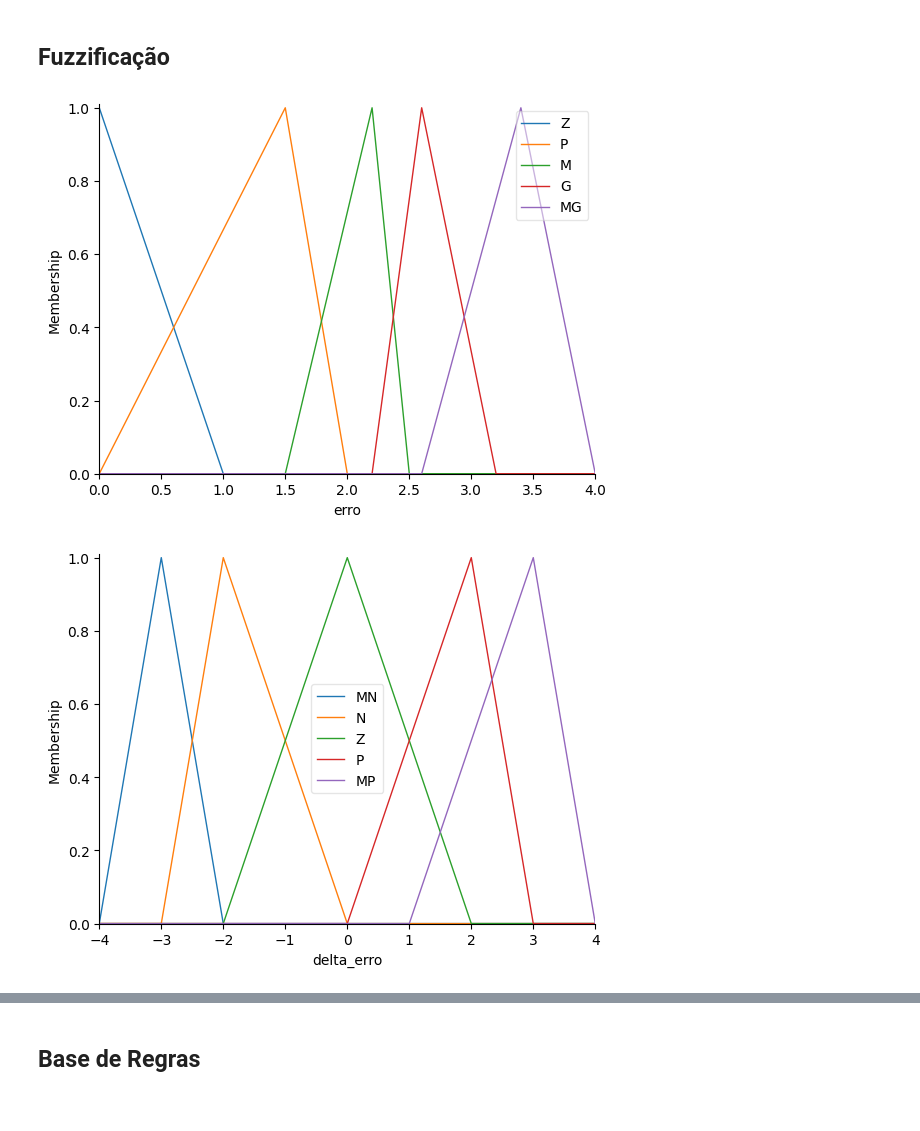
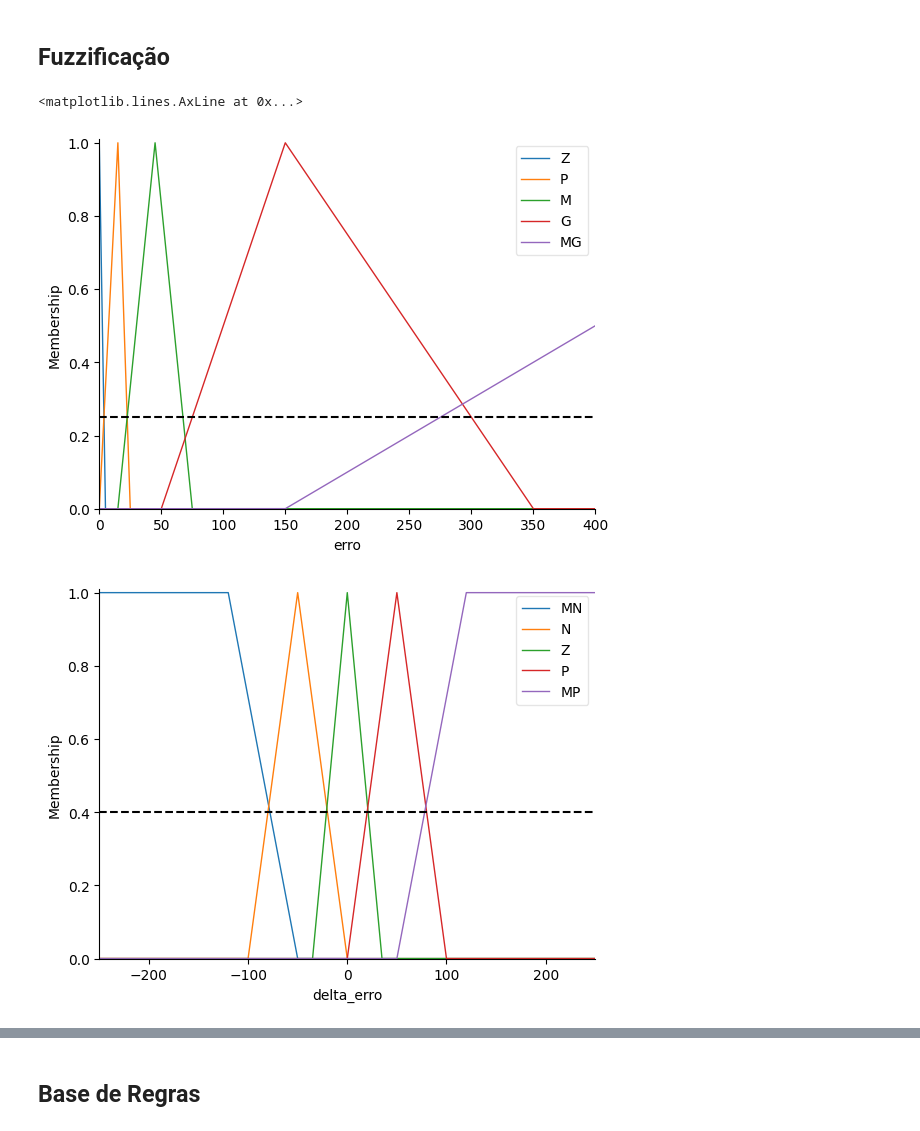
Before and after one commit to bsmvictor/C213-ControleFuzzyPD, a Jupyter notebook: FuzzyPD.ipynb, the cells around one changed output, grey strips where cells are left out. Saved outputs shown, nothing was run; the diff lists cells and outputs as text; code cells hidden in the pictures.

```diff
--- a/FuzzyPD.ipynb
+++ b/FuzzyPD.ipynb
@@ -11,59 +11,44 @@ from tabulate import tabulate
 ## Fuzzificação
 # %%
 # Definindo os universos para as variáveis de entrada e saída
-erro = ctrl.Antecedent(np.arange(0, 4.1, 0.1), 'erro')
-delta_erro = ctrl.Antecedent(np.arange(-4, 4.5, 0.5), 'delta_erro')
+erro = ctrl.Antecedent(np.arange(0, 1000.1, 0.1), 'erro')
+delta_erro = ctrl.Antecedent(np.arange(-1000, 1000.5, 0.5), 'delta_erro')
 potencia_motor = ctrl.Consequent(np.arange(0, 1.01, 0.01), 'potencia_motor_direto')
 
 
 # Definindo funções de pertinência para o erro
-erro['Z'] = fuzz.trimf(erro.universe, [0, 0, 1])
-erro['P'] = fuzz.trimf(erro.universe, [0, 1.5, 2])
-erro['M'] = fuzz.trimf(erro.universe, [1.5, 2.2, 2.5])
-erro['G'] = fuzz.trimf(erro.universe, [2.2, 2.6, 3.2])
-erro['MG'] = fuzz.trimf(erro.universe, [2.6, 3.4, 4])
+erro['Z'] = fuzz.trimf(erro.universe, [0, 0, 5])
+erro['P'] = fuzz.trimf(erro.universe, [0, 15, 25])
+erro['M'] = fuzz.trimf(erro.universe, [15, 45, 75])
+erro['G'] = fuzz.trimf(erro.universe, [50, 150, 350])
+erro['MG'] = fuzz.trimf(erro.universe, [150, 650, 1000]) # muito longe + descendo muito, - contrario
 
 # Definindo funções de pertinência para delta_erro
-delta_erro['MN'] = fuzz.trimf(delta_erro.universe, [-4, -3, -2])
-delta_erro['N'] = fuzz.trimf(delta_erro.universe, [-3, -2, -0])
-delta_erro['Z'] = fuzz.trimf(delta_erro.universe, [-2, 0, 2])
-delta_erro['P'] = fuzz.trimf(delta_erro.universe, [0, 2, 3])
-delta_erro['MP'] = fuzz.trimf(delta_erro.universe, [1, 3, 4])
+delta_erro['MN'] = fuzz.trapmf(delta_erro.universe, [-1000, -1000, -120, -50])
+delta_erro['N'] = fuzz.trimf(delta_erro.universe, [-100, -50, 0])
+delta_erro['Z'] = fuzz.trimf(delta_erro.universe, [-35, 0, 35])
+delta_erro['P'] = fuzz.trimf(delta_erro.universe, [0, 50, 100])
+delta_erro['MP'] = fuzz.trapmf(delta_erro.universe, [50, 120, 1000, 1000])
 
 
 # Definindo funções de pertinência para potencia_motor_direto e potencia_motor_reverso
-potencia_motor['potencia_baixa'] = fuzz.trimf(potencia_motor.universe, [0, 0.25, 0.5])
-potencia_motor['potencia_moderada'] = fuzz.trimf(potencia_motor.universe, [0.25, 0.5, 0.75])
-potencia_motor['potencia_alta'] = fuzz.trimf(potencia_motor.universe, [0.5, 0.75, 1])
-
-# Configurando o gráfico para mostrar todas as funções de pertinência em uma única imagem
-#fig, axs = plt.subplots(1, 4, figsize=(24, 5))
-
-# Plotando manualmente as funções de pertinência de cada variável
-# for term in erro.terms:
-#     axs[0].plot(erro.universe, erro[term].mf, label=term)
-# axs[0].set_title("Erro")
-
-# for term in delta_erro.terms:
-#     axs[1].plot(delta_erro.universe, delta_erro[term].mf, label=term)
-# axs[1].set_title("Delta Erro")
-# axs[1].legend()
-
-# for term in potencia_motor.terms:
-#     axs[2].plot(potencia_motor.universe, potencia_motor[term].mf, label=term)
-# axs[2].set_title("Potência Motor Direto")
-# axs[2].legend()
-
-# for term in potencia_motor_reverso.terms:
-#     axs[3].plot(potencia_motor_reverso.universe, potencia_motor_reverso[term].mf, label=term)
-# axs[3].set_title("Potência Motor Reverso")
-# axs[3].legend()
-
-# plt.tight_layout()
-# plt.show()
+potencia_motor['MP'] = fuzz.trimf(potencia_motor.universe, [0, 0.16, 0.28])
+potencia_motor['P'] = fuzz.trimf(potencia_motor.universe, [0.2, 0.28, 0.5])
+potencia_motor['M'] = fuzz.trimf(potencia_motor.universe, [0.35, 0.5, 0.65])
+potencia_motor['G'] = fuzz.trimf(potencia_motor.universe, [0.5, 0.72, 0.8])
+potencia_motor['MG'] = fuzz.trimf(potencia_motor.universe, [0.72, 0.84, 1])
 
 erro.view()
+plt.axline((0, 0.25), (1000, 0.25), color='black', linestyle='--')
+plt.xlim(0, 400)
+
 delta_erro.view()
+plt.axline((0, 0.4), (1000, 0.4), color='black', linestyle='--')
+plt.xlim(-250, 250)
+
+potencia_motor.view()
+plt.axline((0, 0.4), (1000, 0.4), color='black', linestyle='--')
 # %% [output]
+<matplotlib.lines.AxLine at 0x...>
-[figure, old version]
+[figure, new version]
-[figure, old version]
+[figure, new version]
```
Also changed, not shown: parts of 3 cells of this notebook.
